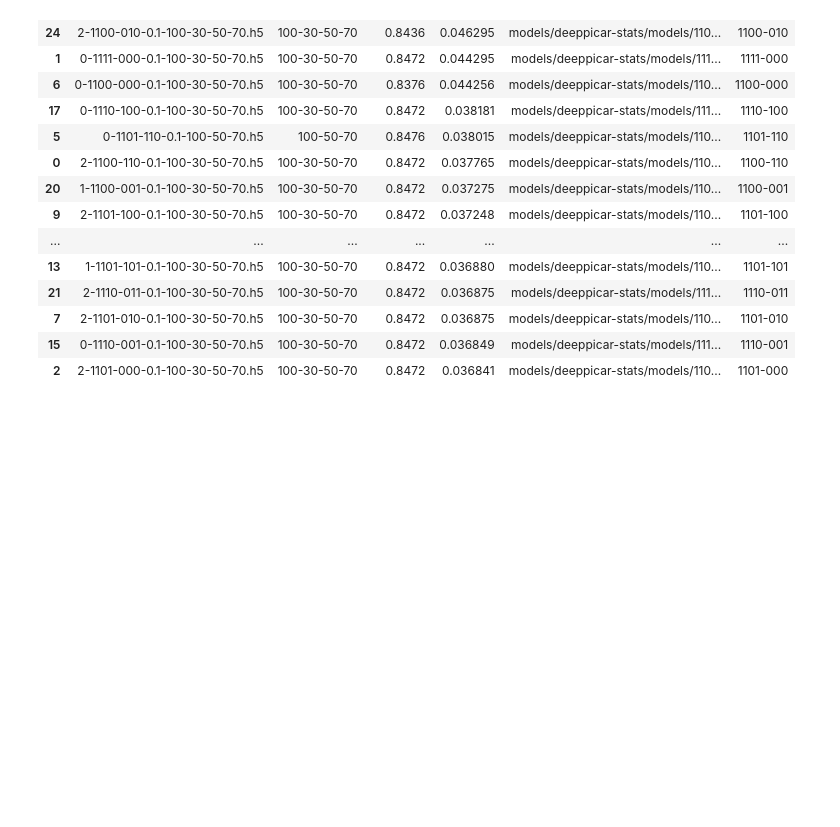
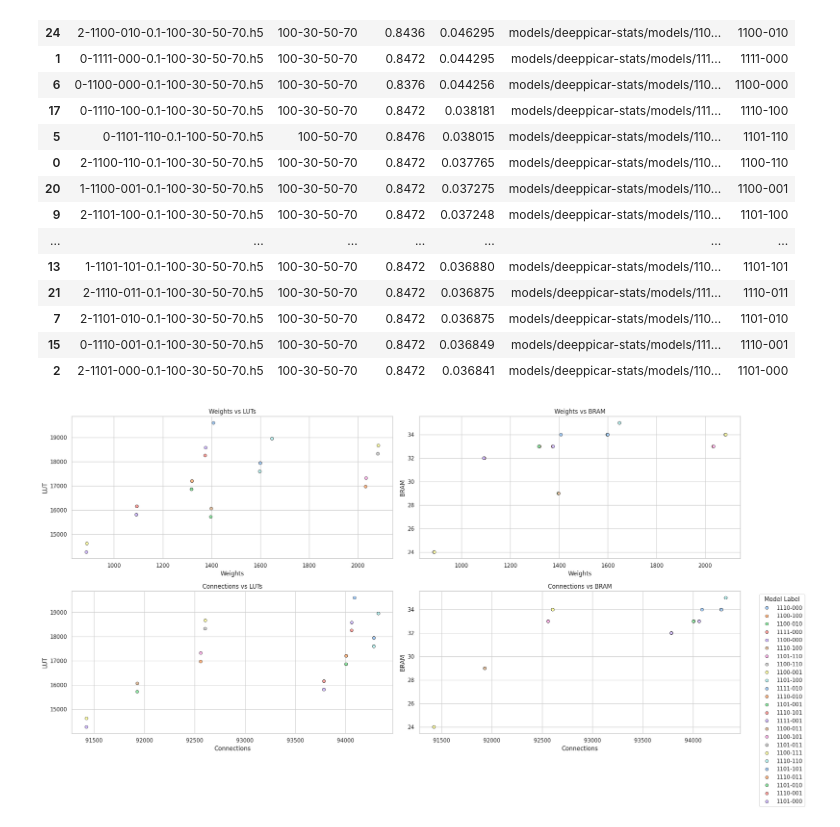
Before and after one commit to tsopeter/753-FPGA, a Jupyter notebook: deepfpgamicro/Visualize.ipynb, the cells around one changed output. Saved outputs shown, nothing was run; the diff lists cells and outputs as text; code cells hidden in the pictures; blank space fills up the shorter version.

```diff
--- a/deepfpgamicro/Visualize.ipynb
+++ b/deepfpgamicro/Visualize.ipynb
@@ -259,3 +282,43 @@ df_constrained
 | 7 | 2-1101-010-0.1-100-30-50-70.h5 | 100-30-50-70 | 0.8472 | 0.036875 | models/deeppicar-stats/models/110... | 1101-010 |
 | 15 | 0-1110-001-0.1-100-30-50-70.h5 | 100-30-50-70 | 0.8472 | 0.036849 | models/deeppicar-stats/models/111... | 1110-001 |
 | 2 | 2-1101-000-0.1-100-30-50-70.h5 | 100-30-50-70 | 0.8472 | 0.036841 | models/deeppicar-stats/models/110... | 1101-000 |
+# %%
+
+# Set Seaborn style
+sns.set_theme(style="whitegrid", palette="pastel")
+
+# Subset to constrained models
+df_plot = df_filtered.loc[df_constrained.index].copy()
+df_plot = df_plot.reset_index().rename(columns={'index': 'label'})
+
+# Add hue category for consistent coloring
+df_plot['label'] = df_plot['label'].astype(str)  # Ensure string for consistent hue mapping
+
+# Set up 2x2 subplot grid
+fig, axs = plt.subplots(2, 2, figsize=(10, 5))
+
+# Plot 1: Weights vs LUT
+sns.scatterplot(data=df_plot, x='Weights', y='LUT', hue='label', ax=axs[0, 0], palette='pastel', edgecolor='black')
+axs[0, 0].set_title('Weights vs LUTs')
+
+# Plot 2: Weights vs BRAM
+sns.scatterplot(data=df_plot, x='Weights', y='BRAM', hue='label', ax=axs[0, 1], palette='pastel', edgecolor='black')
+axs[0, 1].set_title('Weights vs BRAM')
+
+# Plot 3: Connections vs LUT
+sns.scatterplot(data=df_plot, x='Connections', y='LUT', hue='label', ax=axs[1, 0], palette='pastel', edgecolor='black')
+axs[1, 0].set_title('Connections vs LUTs')
+
+# Plot 4: Connections vs BRAM
+sns.scatterplot(data=df_plot, x='Connections', y='BRAM', hue='label', ax=axs[1, 1], palette='pastel', edgecolor='black')
+axs[1, 1].set_title('Connections vs BRAM')
+
+# Adjust layout and legend
+for ax in axs.flat:
+    ax.legend().remove()  # Hide repeated legends
+
+plt.tight_layout()
+plt.legend(bbox_to_anchor=(1.05, 1), loc='upper left', title='Model Label')
+plt.show()
+# %% [output]
+[figure, added]
```
Also changed, not shown: parts of 3 cells of this notebook, 1 other file.
